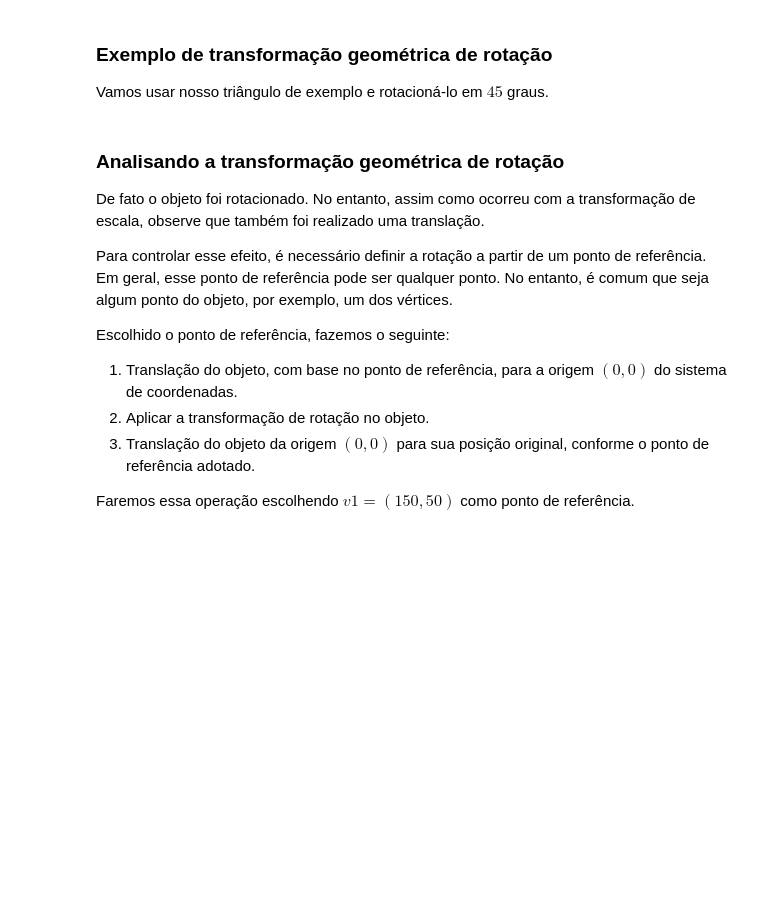
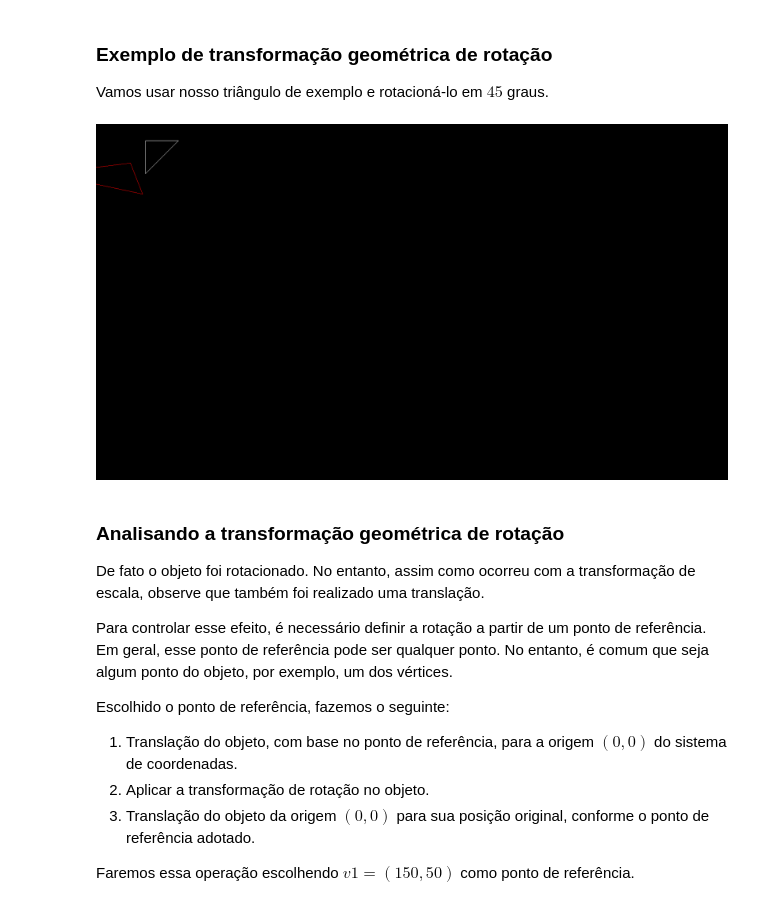
Before and after one commit to jonh-carvalho/CG_24.2_8001, a Jupyter notebook: docs/_Disciplina/docs/notebooks/tg/Aula4.Ex1 - Transformação Geométrica (Exemplos em 2D).ipynb, the cells around one changed output. Saved outputs shown, nothing was run; the diff lists cells and outputs as text; code cells hidden in the pictures; blank space fills up the shorter version.

```diff
--- a/docs/_Disciplina/docs/notebooks/tg/Aula4.Ex1 - Transformação Geométrica (Exemplos em 2D).ipynb
+++ b/docs/_Disciplina/docs/notebooks/tg/Aula4.Ex1 - Transformação Geométrica (Exemplos em 2D).ipynb
@@ -411,27 +411,29 @@ Vamos usar nosso triângulo de exemplo e rotacioná-lo em $45$ graus.
 # %%
 imagem = Image.new('RGB', (largura, altura))
 
 # vertices do triângulo (lembre-se que mantemos h=1), no formato matricial
 v1=[[150],[50],[1]]
 v2=[[250],[50],[1]]
 v3=[[150],[150],[1]]
 
 # vamos desenhar o triangulo original na cor branca
 bresenham_line(v1, v2, imagem)
 bresenham_line(v1, v3, imagem)
 bresenham_line(v2, v3, imagem)
 
 # agora, vamos rotacionar em 45 graus
-v1_r = rotacao(v1, 70)
-v2_r = rotacao(v2, 70)
-v3_r = rotacao(v3, 70)
+v1_r = rotacao(v1, 30)
+v2_r = rotacao(v2, 45)
+v3_r = rotacao(v3, 90)
 
 # vamos desenhar o triangulo rotacionado na cor vermelha
 bresenham_line(v1_r, v2_r, imagem, cor='red')
 bresenham_line(v1_r, v3_r, imagem, cor='red')
 bresenham_line(v2_r, v3_r, imagem, cor='red')
 
 display(imagem)
+# %% [output]
+[figure, added]
 # %% [markdown]
 ### Analisando a transformação geométrica de rotação
 De fato o objeto foi rotacionado. No entanto, assim como ocorreu com a transformação de escala, observe que também foi realizado uma translação.
```
Also changed, not shown: parts of 6 cells of this notebook, 2 other files.
